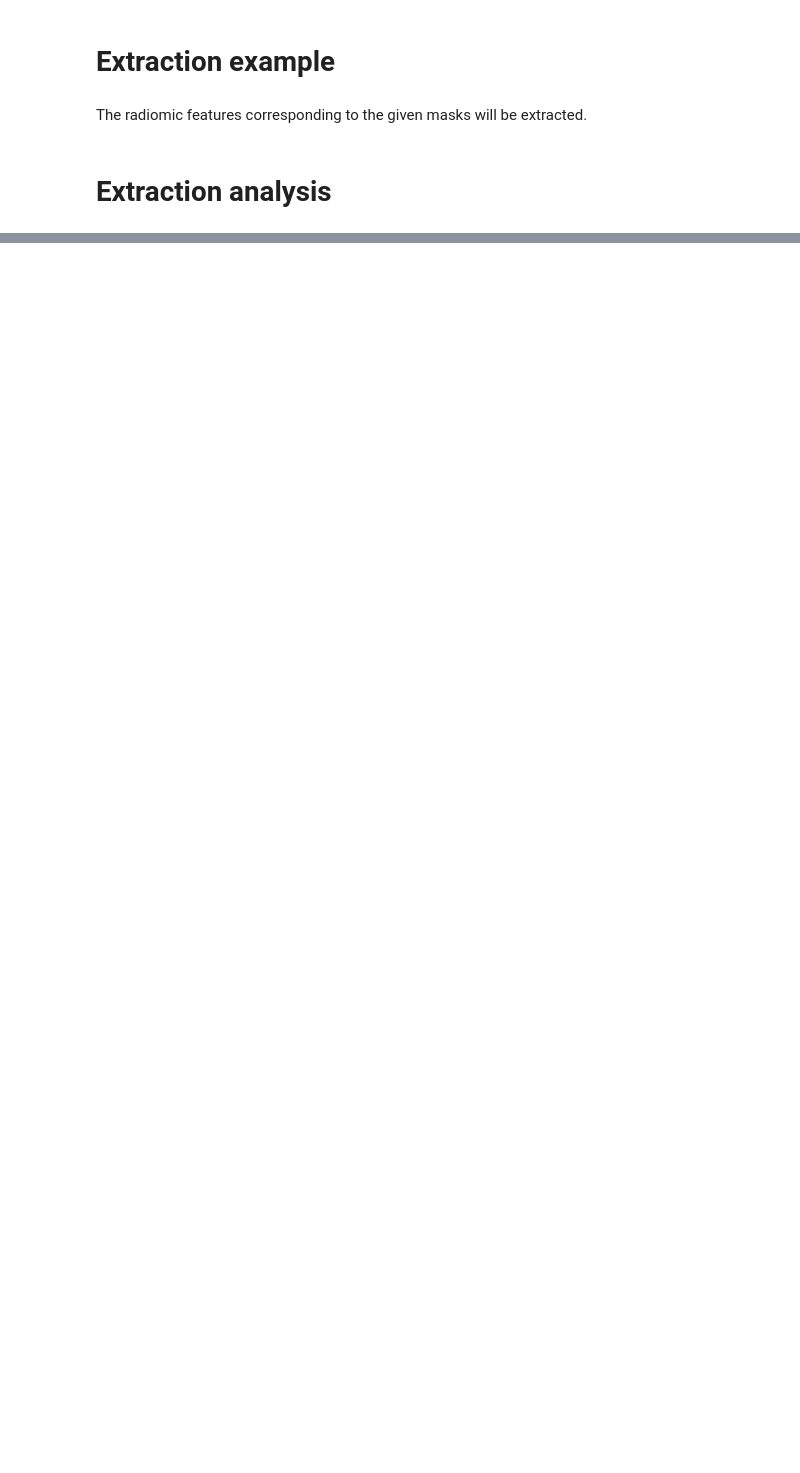
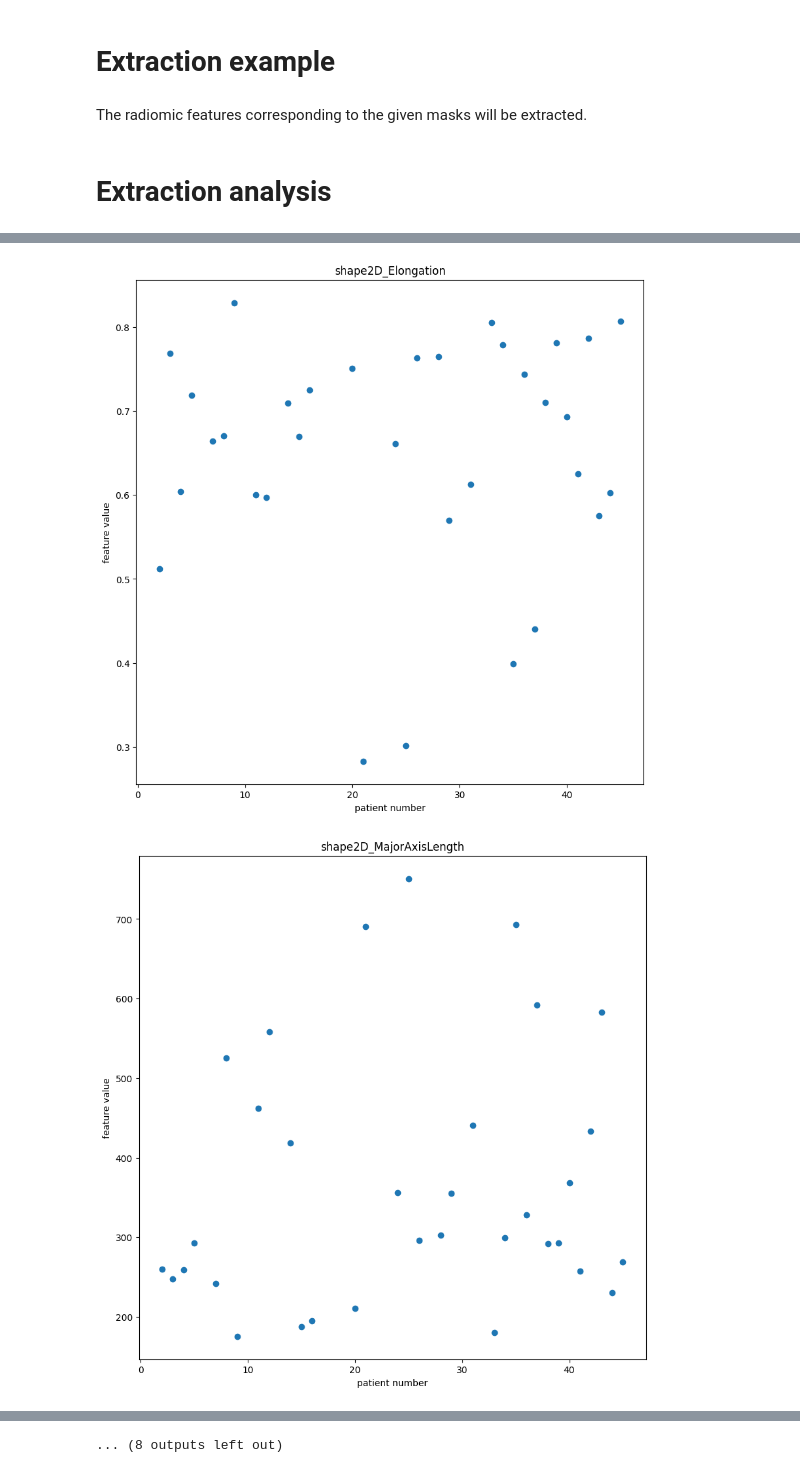
Before and after one commit to Likalto4/Added_value_feature_uncertainty, a Jupyter notebook: radiomics/radiomics_analysis.ipynb, the cells around one changed output, grey strips where cells are left out. Cells and saved outputs as stored; diff of their text form; code cells hidden in the pictures; blank space fills up the shorter version.

```diff
--- a/radiomics/radiomics_analysis.ipynb
+++ b/radiomics/radiomics_analysis.ipynb
@@ -104,0 +142,14 @@ df_all = df_all.drop(columns=sum_avg_col)
+# %%
+# read feat_vector
+feat_vector = pd.read_csv(repo_path / 'data/features/feat_vector.csv', index_col=0)
+
+# plot
+for key in feat_vector.keys()[:20]:
+    plt.figure(figsize=(10,10))
+    plt.title(key)
+    plt.plot(feat_vector[key], 'o')
+    plt.xlabel('patient number')
+    plt.ylabel('feature value')
+# %% [output]
+[figure, added]
+[figure, added]
@@ -104,0 +166 @@ df_all = df_all.drop(columns=sum_avg_col)
+... (8 outputs left out)
```
Also changed, not shown: parts of 5 cells of this notebook, 1 other file.
